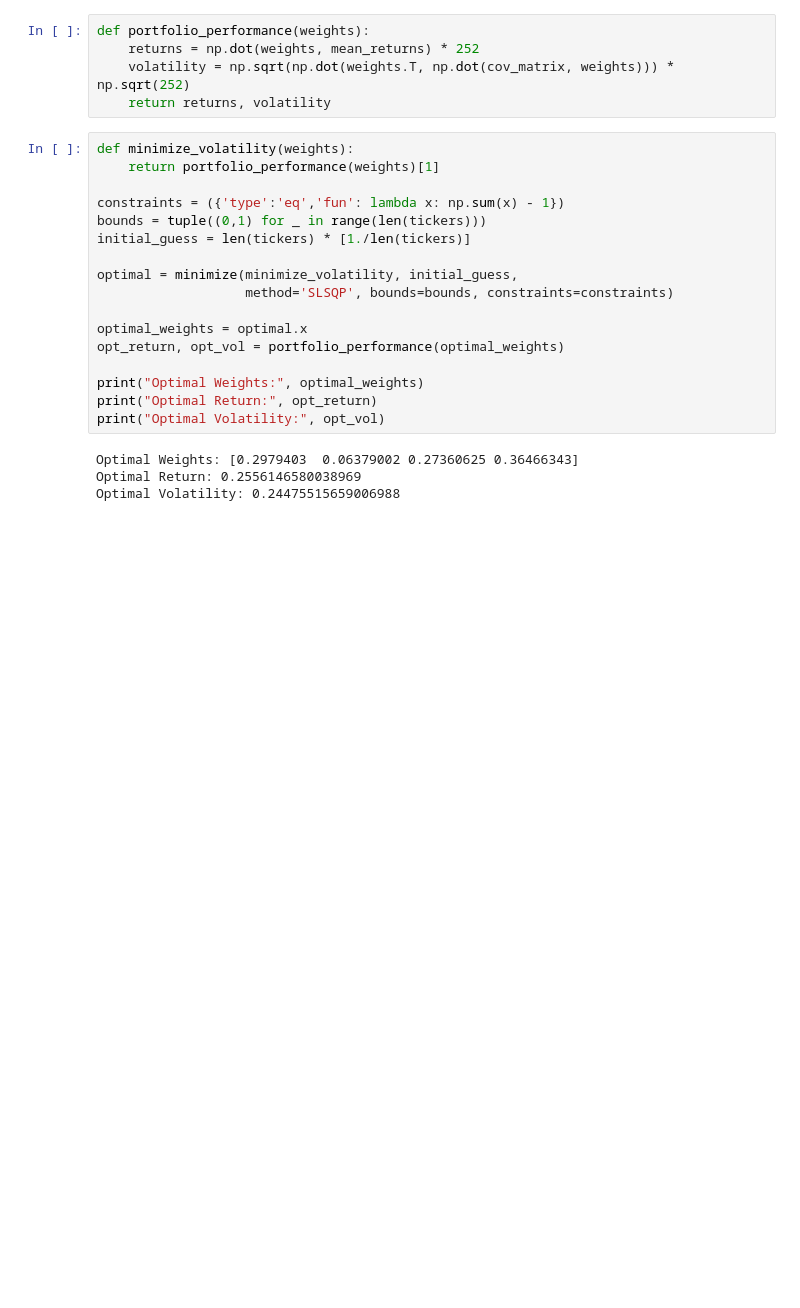
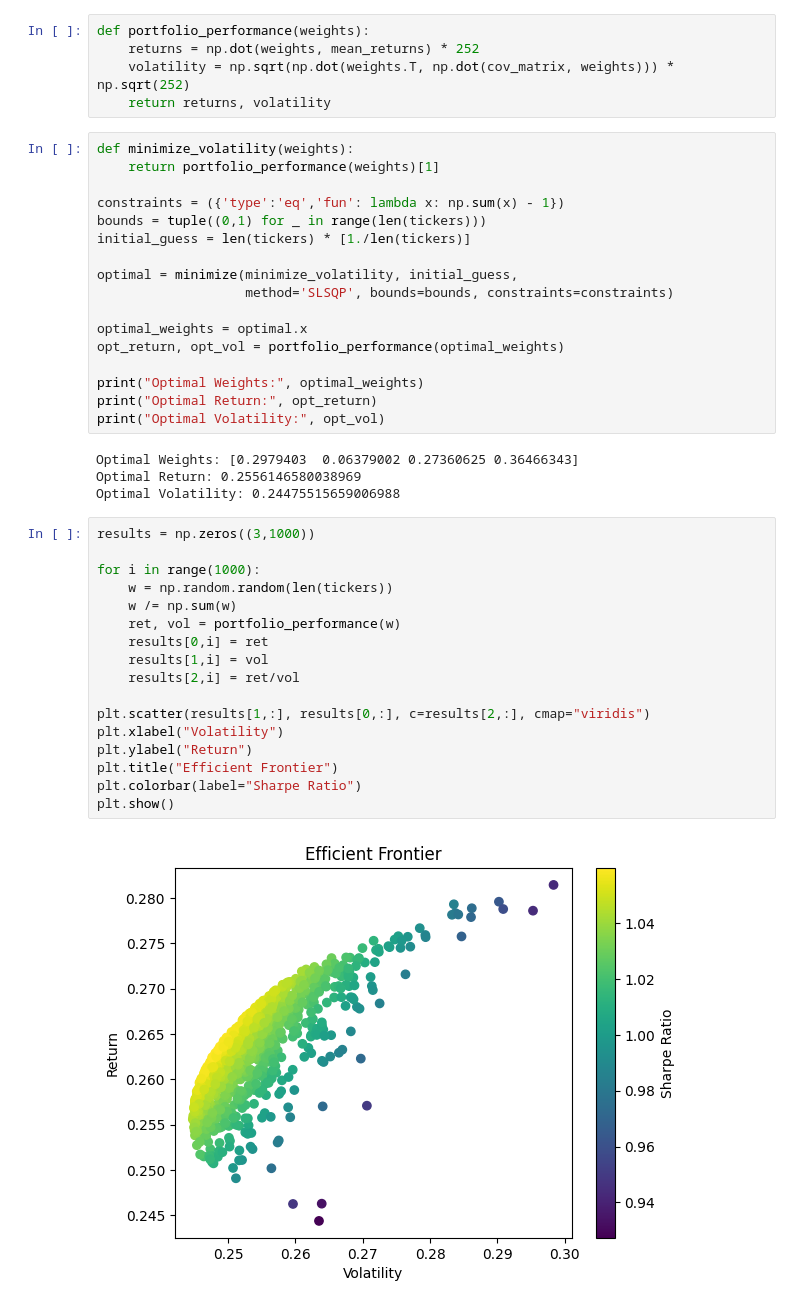
Before and after one commit to MOHITKOURAV01/Stock_Portfolio_Risk_Analyzer, a Jupyter notebook: notebook/Stock_Portfolio_Analysis.ipynb, the cells around one changed output. Saved outputs shown, nothing was run; the diff lists cells and outputs as text; blank space fills up the shorter version.

Commit message:
Efficient Frontier

```diff
--- a/notebook/Stock_Portfolio_Analysis.ipynb
+++ b/notebook/Stock_Portfolio_Analysis.ipynb
@@ -184,3 +184,22 @@ print("Optimal Volatility:", opt_vol)
 Optimal Weights: [0.2979403  0.06379002 0.27360625 0.36466343]
 Optimal Return: 0.2556146580038969
 Optimal Volatility: 0.24475515659006988
+# %%
+results = np.zeros((3,1000))
+
+for i in range(1000):
+    w = np.random.random(len(tickers))
+    w /= np.sum(w)
+    ret, vol = portfolio_performance(w)
+    results[0,i] = ret
+    results[1,i] = vol
+    results[2,i] = ret/vol
+
+plt.scatter(results[1,:], results[0,:], c=results[2,:], cmap="viridis")
+plt.xlabel("Volatility")
+plt.ylabel("Return")
+plt.title("Efficient Frontier")
+plt.colorbar(label="Sharpe Ratio")
+plt.show()
+# %% [output]
+[figure, added]
```
